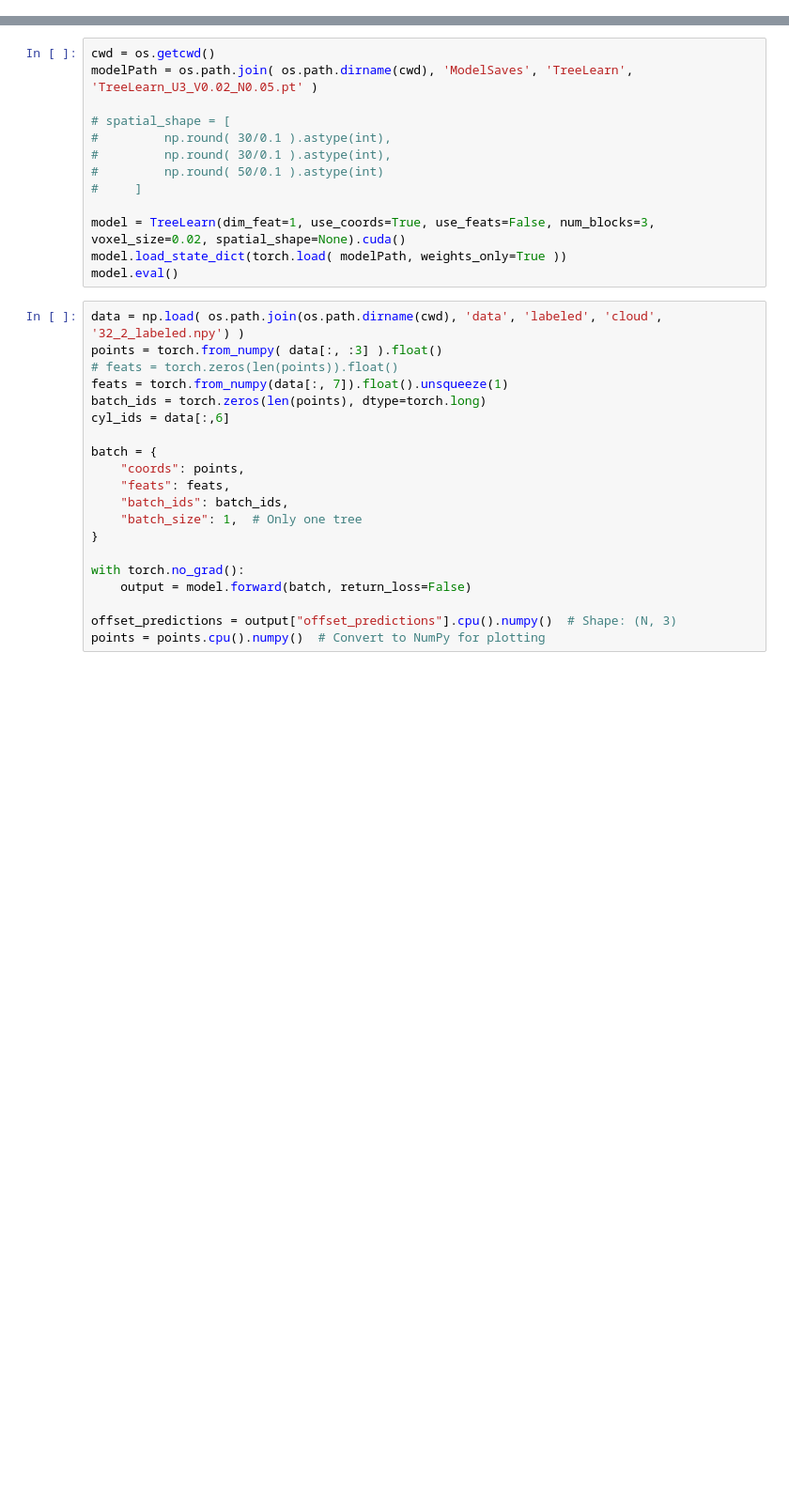
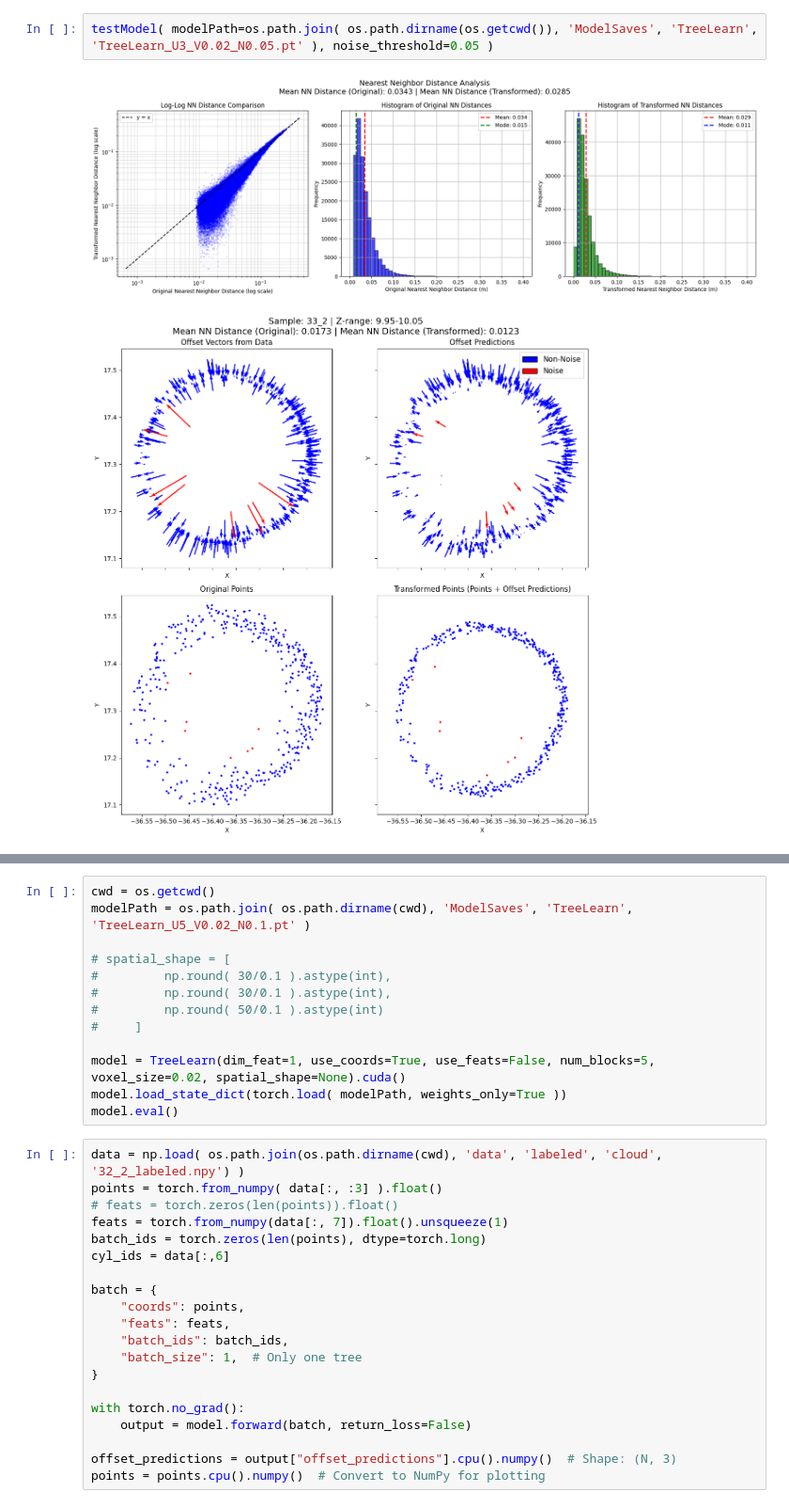
Before and after one commit to RobinDanek/Extracting-Tree-Morphology-From-Point-Clouds, a Jupyter notebook: TestingScripts/test_TreeLearn.ipynb, the cells around one changed output, grey strips where cells are left out. Shown at 94% size. Cells and saved outputs as stored; diff of their text form; blank space fills up the shorter version.

```diff
--- a/TestingScripts/test_TreeLearn.ipynb
+++ b/TestingScripts/test_TreeLearn.ipynb
@@ -5,0 +19,5 @@ from Modules.TreeLearn.TreeLearn import TreeLearn
+# %%
+testModel( modelPath=os.path.join( os.path.dirname(os.getcwd()), 'ModelSaves', 'TreeLearn', 'TreeLearn_U3_V0.02_N0.05.pt' ), noise_threshold=0.05 )
+# %% [output]
+[figure, added]
+[figure, added]
@@ -6,6 +25,6 @@ from Modules.TreeLearn.TreeLearn import TreeLearn
 # %%
 cwd = os.getcwd()
-modelPath = os.path.join( os.path.dirname(cwd), 'ModelSaves', 'TreeLearn', 'TreeLearn_U3_V0.02_N0.05.pt' )
+modelPath = os.path.join( os.path.dirname(cwd), 'ModelSaves', 'TreeLearn', 'TreeLearn_U5_V0.02_N0.1.pt' )
 
 # spatial_shape = [
 #         np.round( 30/0.1 ).astype(int),
@@ -13,7 +32,7 @@ modelPath = os.path.join( os.path.dirname(cwd), 'ModelSaves', 'TreeLearn', 'Tree
 #         np.round( 50/0.1 ).astype(int)
 #     ]
 
-model = TreeLearn(dim_feat=1, use_coords=True, use_feats=False, num_blocks=3, voxel_size=0.02, spatial_shape=None).cuda()
+model = TreeLearn(dim_feat=1, use_coords=True, use_feats=False, num_blocks=5, voxel_size=0.02, spatial_shape=None).cuda()
 model.load_state_dict(torch.load( modelPath, weights_only=True ))
 model.eval()
 # %%
```
Also changed, not shown: parts of 6 cells of this notebook, 1 other file.
